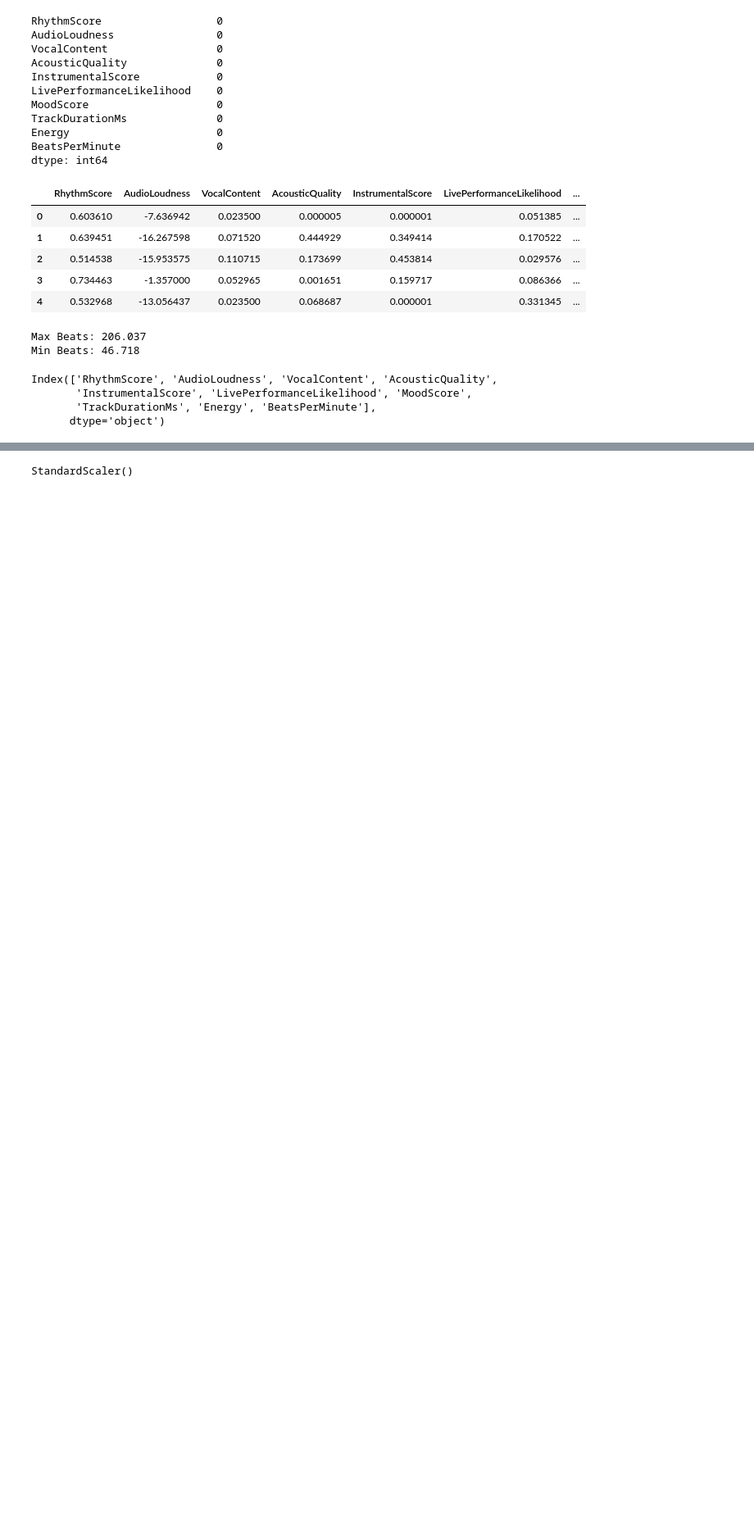
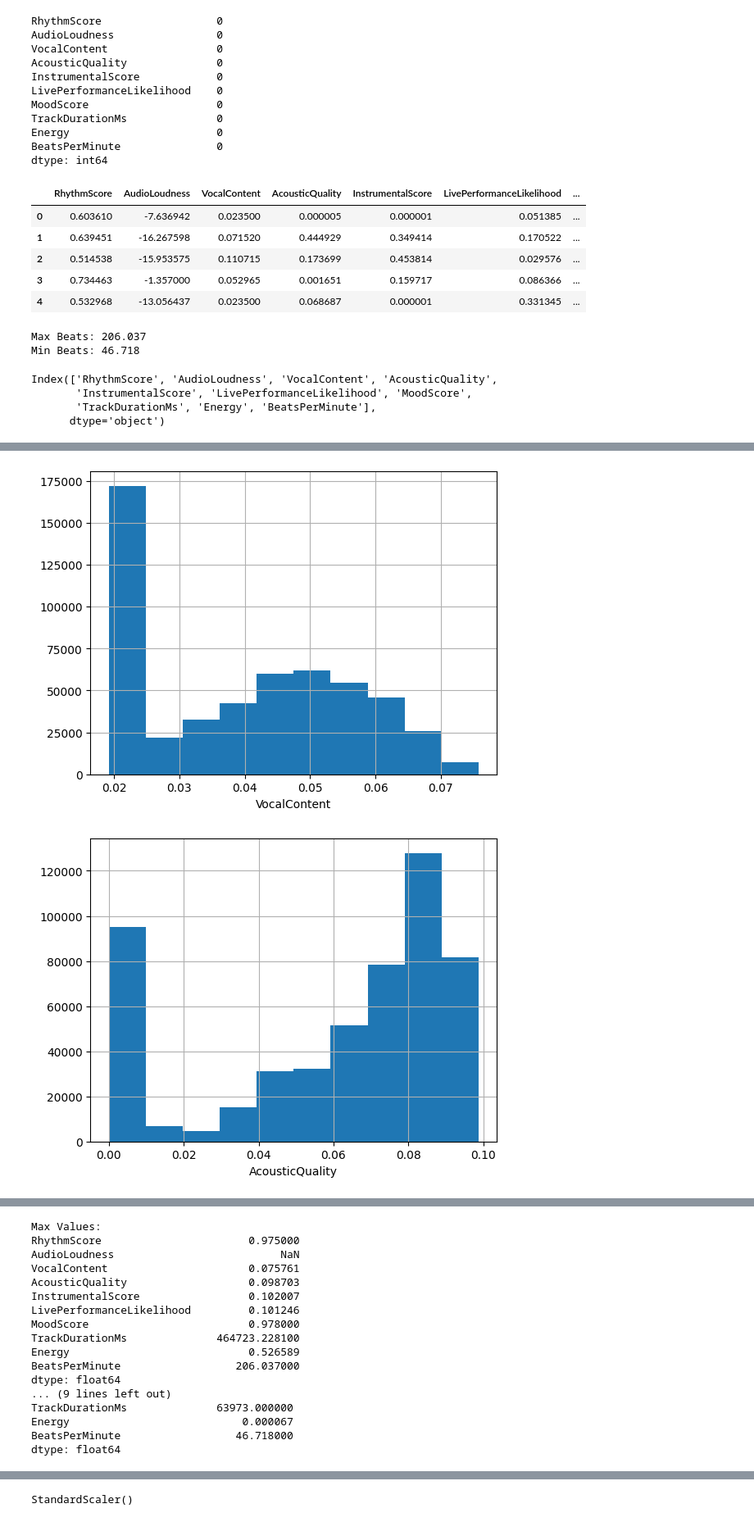
Before and after one commit to smusab9152/bpm_pred_songs, a Jupyter notebook: notebook.ipynb, the cells around one changed output, grey strips where cells are left out. Shown: that part at 82% size. Saved outputs shown, nothing was run; the diff lists cells and outputs as text; code cells hidden in the pictures; blank space fills up the shorter version.

```diff
--- a/notebook.ipynb
+++ b/notebook.ipynb
@@ -150,0 +128,16 @@ dtype: float64
+# %%
+skewed_features = ['VocalContent', 'AcousticQuality', 'InstrumentalScore', 'LivePerformanceLikelihood']
+for cols in skewed_features:
+    train_data[cols] = np.log1p(train_data[cols])
+    plt.figure()
+    train_data[cols].hist()
+    plt.xlabel(cols)
+plt.show()
+#Max and Min values of the each column
+columns = train_data.columns
+train_data_max_value = train_data[columns].max()
+train_data_min_value = train_data[columns].min()
+print(f"Max Values: \n{train_data_max_value}\n",f"\nMin Value \n{train_data_min_value}")
+# %% [output]
+[figure, added]
+[figure, added]
@@ -150,0 +146,17 @@ dtype: float64
+Max Values:
+RhythmScore                       0.975000
+AudioLoudness                          NaN
+VocalContent                      0.075761
+AcousticQuality                   0.098703
+InstrumentalScore                 0.102007
+LivePerformanceLikelihood         0.101246
+MoodScore                         0.978000
+TrackDurationMs              464723.228100
+Energy                            0.526589
+BeatsPerMinute                  206.037000
+dtype: float64
+... (9 lines left out)
+TrackDurationMs              63973.000000
+Energy                           0.000067
+BeatsPerMinute                  46.718000
+dtype: float64
```
Also changed, not shown: parts of 20 cells of this notebook.
